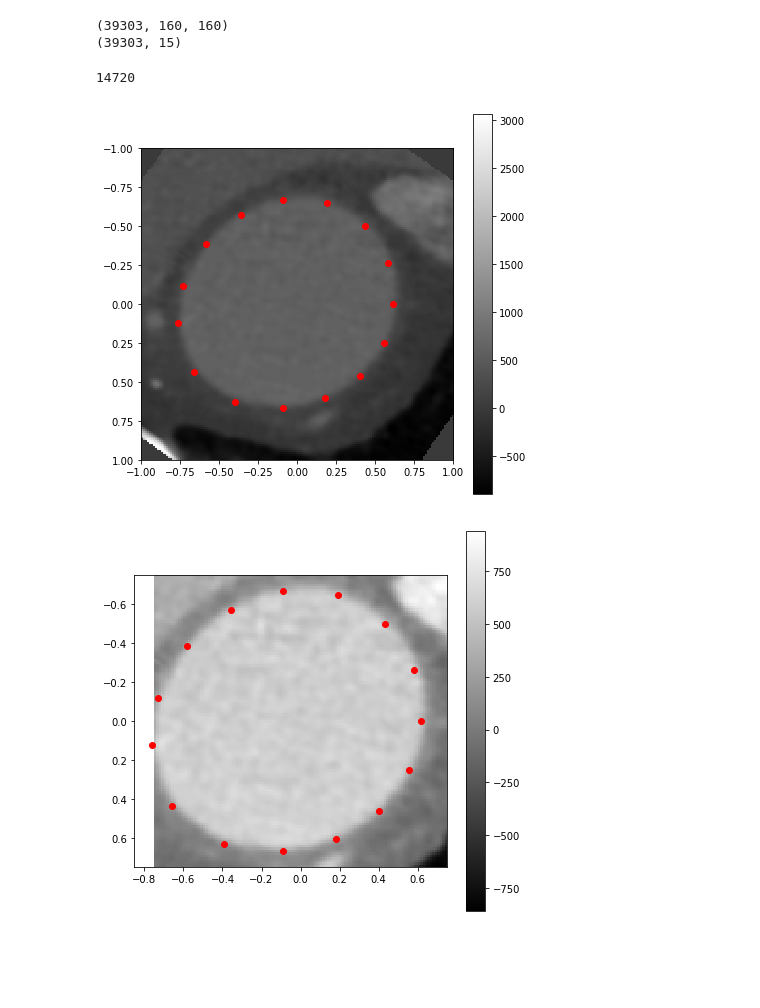
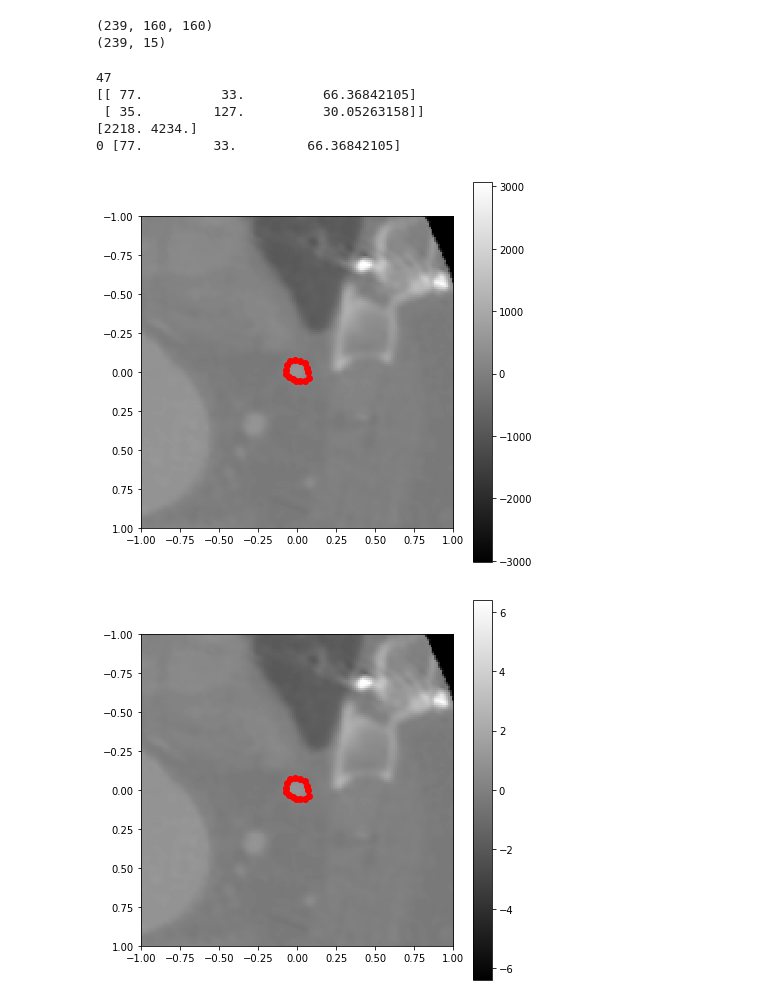
Before and after one commit to noahfields1/seg_regression, a Jupyter notebook: plot.ipynb, the cells around one changed output. Drawn from its saved outputs; the diff is of its cells as text; code cells hidden in the pictures; blank space fills up the shorter version.

```diff
--- a/plot.ipynb
+++ b/plot.ipynb
@@ -6,7 +7,7 @@ import skimage.filters as filters
 import matplotlib.pyplot as plt
 # %%
-DATA_KEY    = "TRAIN"
-CONFIG_FILE = "./config/rf_2_augment_2.yaml"
+DATA_KEY    = "VAL"
+CONFIG_FILE = "./config/rf_2.yaml"
 
 config      = io.load_yaml(CONFIG_FILE)
 # %%
@@ -35,51 +23,54 @@ N = X.shape[0]
 print(X.shape)
 print(C.shape)
 # %% [output]
-(39303, 160, 160)
-(39303, 15)
+(239, 160, 160)
+(239, 15)
 # %%
 mid = int(X.shape[1]/2)
 WIN = 60
 OFF = (WIN*2.0/X.shape[1])
 
 i = np.random.randint(N)
 print(i)
 x = X[i]
+#x = filters.gaussian(x, sigma=3)
+#x = filters.sobel(x)
+#x = filters.sobel(x)
 
 xnorm = (1.0*x - np.mean(x))/(np.std(x)+1e-5)
-# xnorm_ = np.exp(xnorm)
-# xnorm_[xnorm_>10] = 10
 
-xnorm_ = (1.0*x-x[mid,mid])/(np.std(x)+1e-5)
+blobs = feature.blob_doh(xnorm, max_sigma=70, num_sigma=20)
+
+coords = blobs[:,:2]
+dist   = np.sum( (coords-np.array([80,80]))**2, axis=1 )
+print(blobs)
+print(dist)
+index = np.argmin(dist)
+
+print(index, blobs[index])
+
+
+
 c = C[i]
 
 c = vessel_regression.pred_to_contour(c)
 
 plt.figure(figsize=(7,7))
 plt.imshow(x,cmap='gray', extent=[-1, 1, 1, -1])
 plt.colorbar()
 plt.scatter(c[:,0],c[:,1],color='r')
 plt.show()
 
 plt.figure(figsize=(7,7))
-plt.imshow(x[mid-WIN:mid+WIN,mid-WIN:mid+WIN],cmap='gray', extent=[-OFF, OFF, OFF, -OFF])
+plt.imshow(xnorm,cmap='gray', extent=[-1, 1, 1, -1])
 plt.colorbar()
 plt.scatter(c[:,0],c[:,1],color='r')
 plt.show()
-
-
-plt.figure(figsize=(7,7))
-plt.imshow(np.exp(xnorm),cmap='gray', extent=[-1, 1, 1, -1])
-plt.colorbar()
-plt.scatter(c[:,0],c[:,1],color='r')
-plt.show()
-
-plt.figure(figsize=(7,7))
-plt.imshow(xnorm_,cmap='gray', extent=[-1, 1, 1, -1])
-plt.colorbar()
-plt.scatter(c[:,0],c[:,1],color='r')
-plt.show()
 # %% [output]
-14720
+47
+[[ 77.          33.          66.36842105]
+ [ 35.         127.          30.05263158]]
+[2218. 4234.]
+0 [77.         33.         66.36842105]
-[figure, old version]
+[figure, new version]
-[figure, old version]
+[figure, new version]
```
Also changed, not shown: parts of 3 cells of this notebook, 11 other files.
